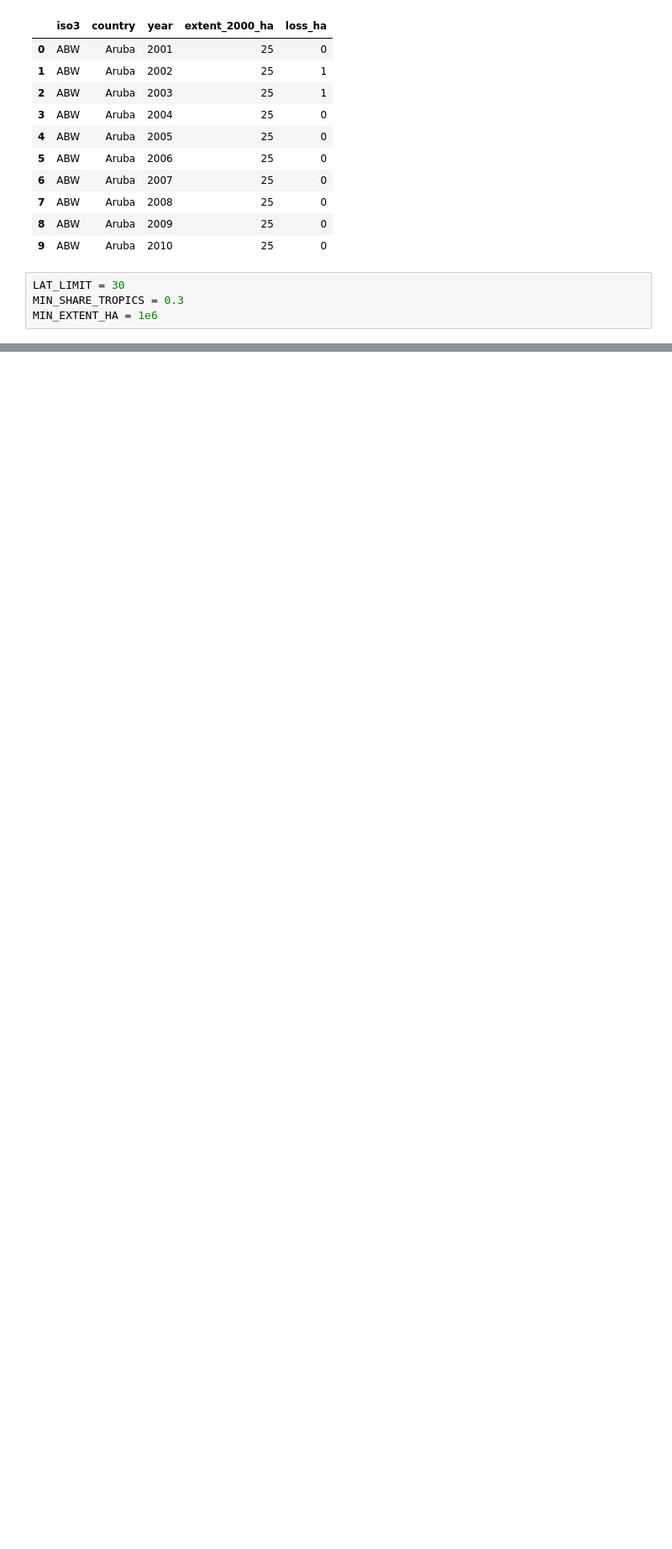
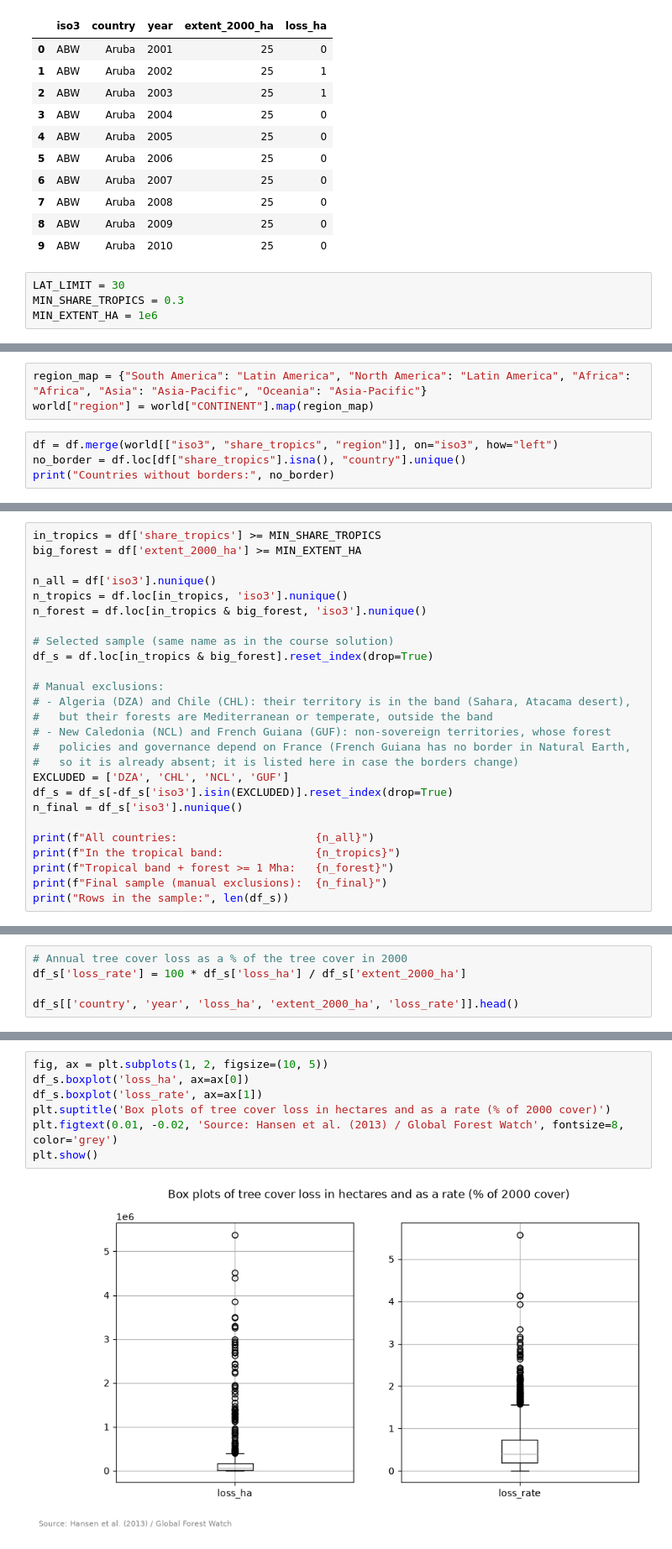
Before and after one commit to AndrewEberhardt/DataScienceProject, a Jupyter notebook: notebooks/1-Forest-Loss.ipynb, the cells around one changed output, grey strips where cells are left out. Shown at 84% size. Saved outputs shown, nothing was run; the diff lists cells and outputs as text; blank space fills up the shorter version.

```diff
--- a/notebooks/1-Forest-Loss.ipynb
+++ b/notebooks/1-Forest-Loss.ipynb
@@ -235,0 +245,7 @@ world.loc[world['iso3'].isin(['BRA', 'ARG', 'CHN', 'URY']), ['NAME', 'share_trop
+# %%
+region_map = {"South America": "Latin America", "North America": "Latin America", "Africa": "Africa", "Asia": "Asia-Pacific", "Oceania": "Asia-Pacific"}
+world["region"] = world["CONTINENT"].map(region_map)
+# %%
+df = df.merge(world[["iso3", "share_tropics", "region"]], on="iso3", how="left")
+no_border = df.loc[df["share_tropics"].isna(), "country"].unique()
+print("Countries without borders:", no_border)
@@ -235,0 +260,26 @@ world.loc[world['iso3'].isin(['BRA', 'ARG', 'CHN', 'URY']), ['NAME', 'share_trop
+# %%
+in_tropics = df['share_tropics'] >= MIN_SHARE_TROPICS
+big_forest = df['extent_2000_ha'] >= MIN_EXTENT_HA
+
+n_all = df['iso3'].nunique()
+n_tropics = df.loc[in_tropics, 'iso3'].nunique()
+n_forest = df.loc[in_tropics & big_forest, 'iso3'].nunique()
+
+# Selected sample (same name as in the course solution)
+df_s = df.loc[in_tropics & big_forest].reset_index(drop=True)
+
+# Manual exclusions:
+# - Algeria (DZA) and Chile (CHL): their territory is in the band (Sahara, Atacama desert),
+#   but their forests are Mediterranean or temperate, outside the band
+# - New Caledonia (NCL) and French Guiana (GUF): non-sovereign territories, whose forest
+#   policies and governance depend on France (French Guiana has no border in Natural Earth,
+#   so it is already absent; it is listed here in case the borders change)
+EXCLUDED = ['DZA', 'CHL', 'NCL', 'GUF']
+df_s = df_s[-df_s['iso3'].isin(EXCLUDED)].reset_index(drop=True)
+n_final = df_s['iso3'].nunique()
+
+print(f"All countries:                     {n_all}")
+print(f"In the tropical band:              {n_tropics}")
+print(f"Tropical band + forest >= 1 Mha:   {n_forest}")
+print(f"Final sample (manual exclusions):  {n_final}")
+print("Rows in the sample:", len(df_s))
@@ -235,0 +383,5 @@ world.loc[world['iso3'].isin(['BRA', 'ARG', 'CHN', 'URY']), ['NAME', 'share_trop
+# %%
+# Annual tree cover loss as a % of the tree cover in 2000
+df_s['loss_rate'] = 100 * df_s['loss_ha'] / df_s['extent_2000_ha']
+
+df_s[['country', 'year', 'loss_ha', 'extent_2000_ha', 'loss_rate']].head()
@@ -235,0 +431,9 @@ world.loc[world['iso3'].isin(['BRA', 'ARG', 'CHN', 'URY']), ['NAME', 'share_trop
+# %%
+fig, ax = plt.subplots(1, 2, figsize=(10, 5))
+df_s.boxplot('loss_ha', ax=ax[0])
+df_s.boxplot('loss_rate', ax=ax[1])
+plt.suptitle('Box plots of tree cover loss in hectares and as a rate (% of 2000 cover)')
+plt.figtext(0.01, -0.02, 'Source: Hansen et al. (2013) / Global Forest Watch', fontsize=8, color='grey')
+plt.show()
+# %% [output]
+[figure, added]
```
Also changed, not shown: parts of 35 cells of this notebook.
